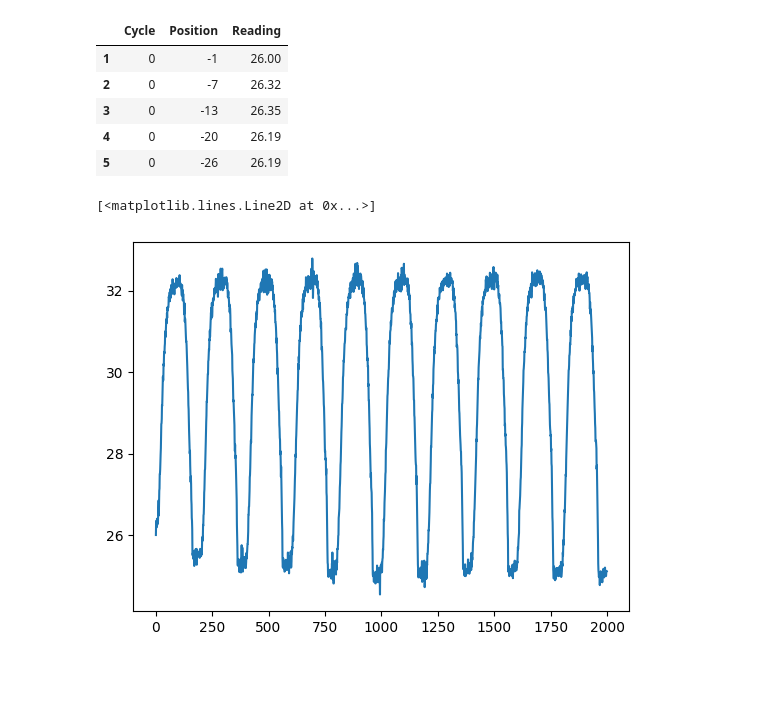
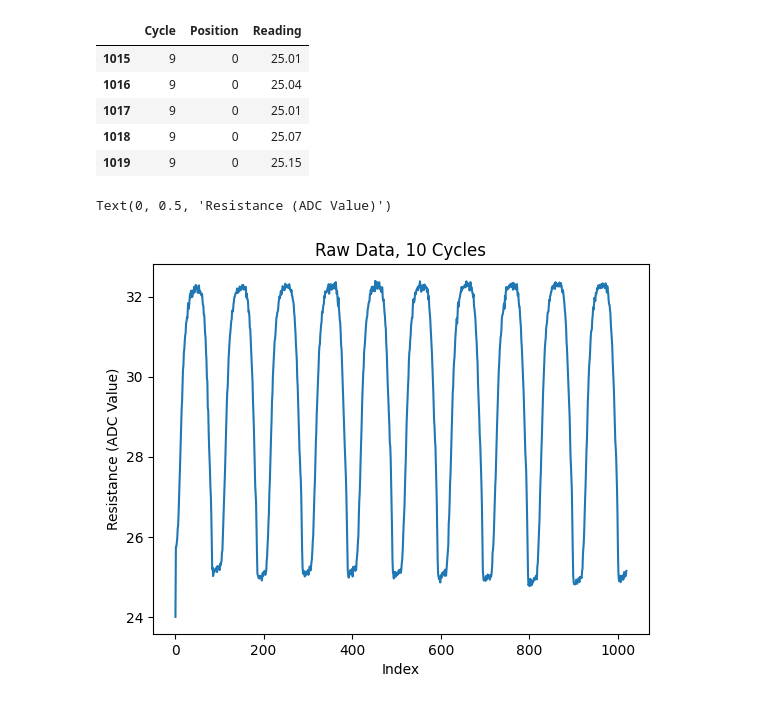
Before and after one commit to valleyquail/WormMQP, a Jupyter notebook: Data/data_process_v2.ipynb, the cells around one changed output. Drawn from its saved outputs; the diff is of its cells as text; code cells hidden in the pictures; blank space fills up the shorter version.

```diff
--- a/Data/data_process_v2.ipynb
+++ b/Data/data_process_v2.ipynb
@@ -9,7 +9,8 @@ df_plot = None
 
 # file_name = 'data_0129_154443.csv'
 # file_name = 'data_0129_154901.csv'
-file_name = 'data_0129_163213.csv'
+# file_name = 'data_0129_163213.csv'
+file_name = 'data_0129_163001.csv'
 
 
 df = pd.read_csv(f'../Data/raw_data/{file_name}', sep=',')
@@ -28,21 +29,24 @@ df['Reading'] = df['Reading'].astype(float)
 
 
 
-df.head()
+df.tail()
 # %% [output]
 |  | Cycle | Position | Reading |
-| 1 | 0 | -1 | 26.00 |
-| 2 | 0 | -7 | 26.32 |
-| 3 | 0 | -13 | 26.35 |
-| 4 | 0 | -20 | 26.19 |
-| 5 | 0 | -26 | 26.19 |
+| 1015 | 9 | 0 | 25.01 |
+| 1016 | 9 | 0 | 25.04 |
+| 1017 | 9 | 0 | 25.01 |
+| 1018 | 9 | 0 | 25.07 |
+| 1019 | 9 | 0 | 25.15 |
 # %%
 # df.plot(x='Cycle', y='Reading',c='Position',colormap='jet', kind='scatter')
 # plt.scatter(df.index, df['Reading'], c=df['Position'], cmap='viridis',s=3)
 plt.plot(df.index, df['Reading'])
+plt.title('Raw Data, 10 Cycles')
+plt.xlabel('Index')
+plt.ylabel('Resistance (ADC Value)')
 # %% [output]
-[<matplotlib.lines.Line2D at 0x...>]
+Text(0, 0.5, 'Resistance (ADC Value)')
-[figure, old version]
+[figure, new version]
 # %%
 df['Position_Gradient'] = np.gradient(df['Position'])
 df['Direction'] = df['Position_Gradient'] > 0
```
Also changed, not shown: parts of 2 cells of this notebook, 1 other file.
